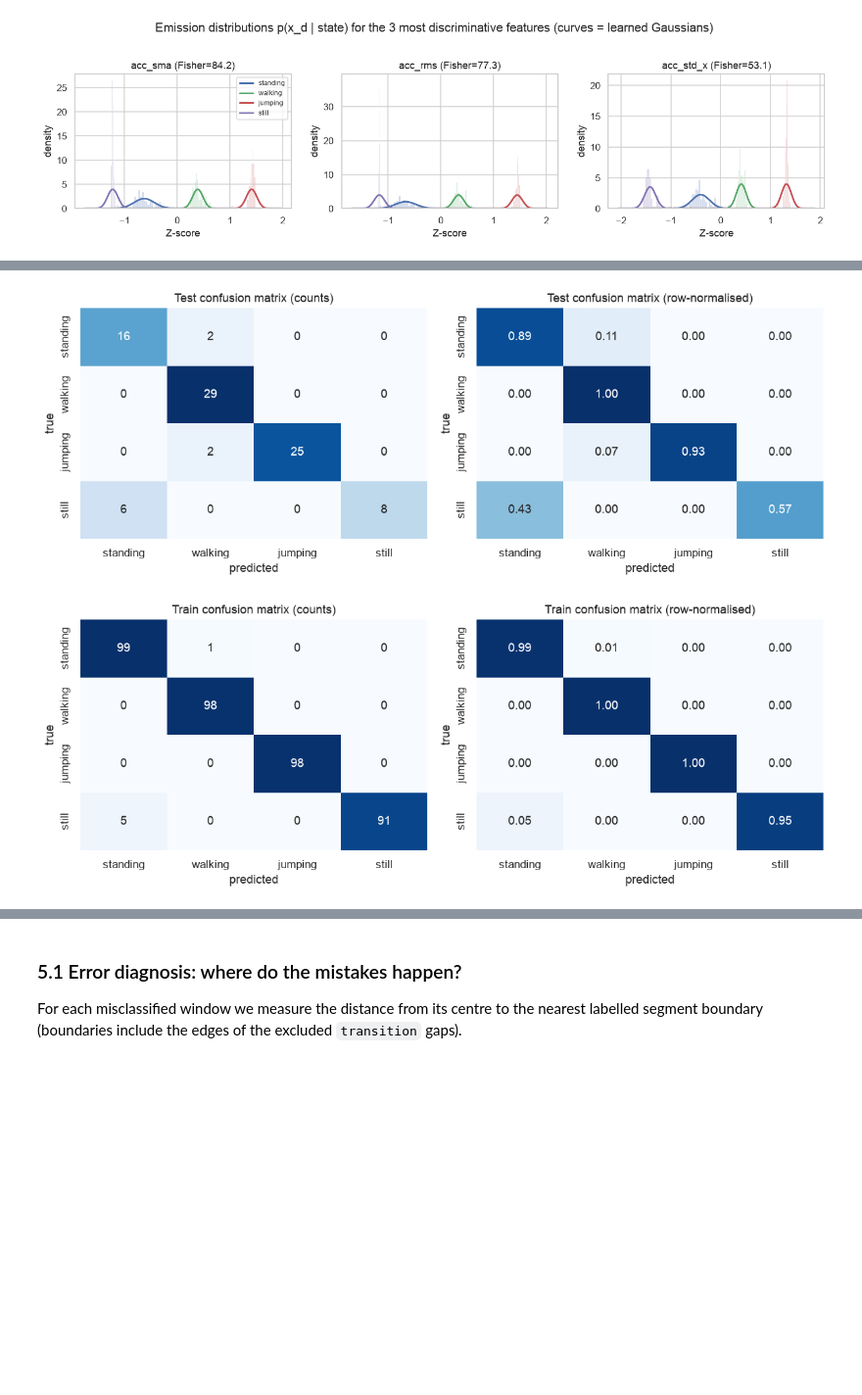
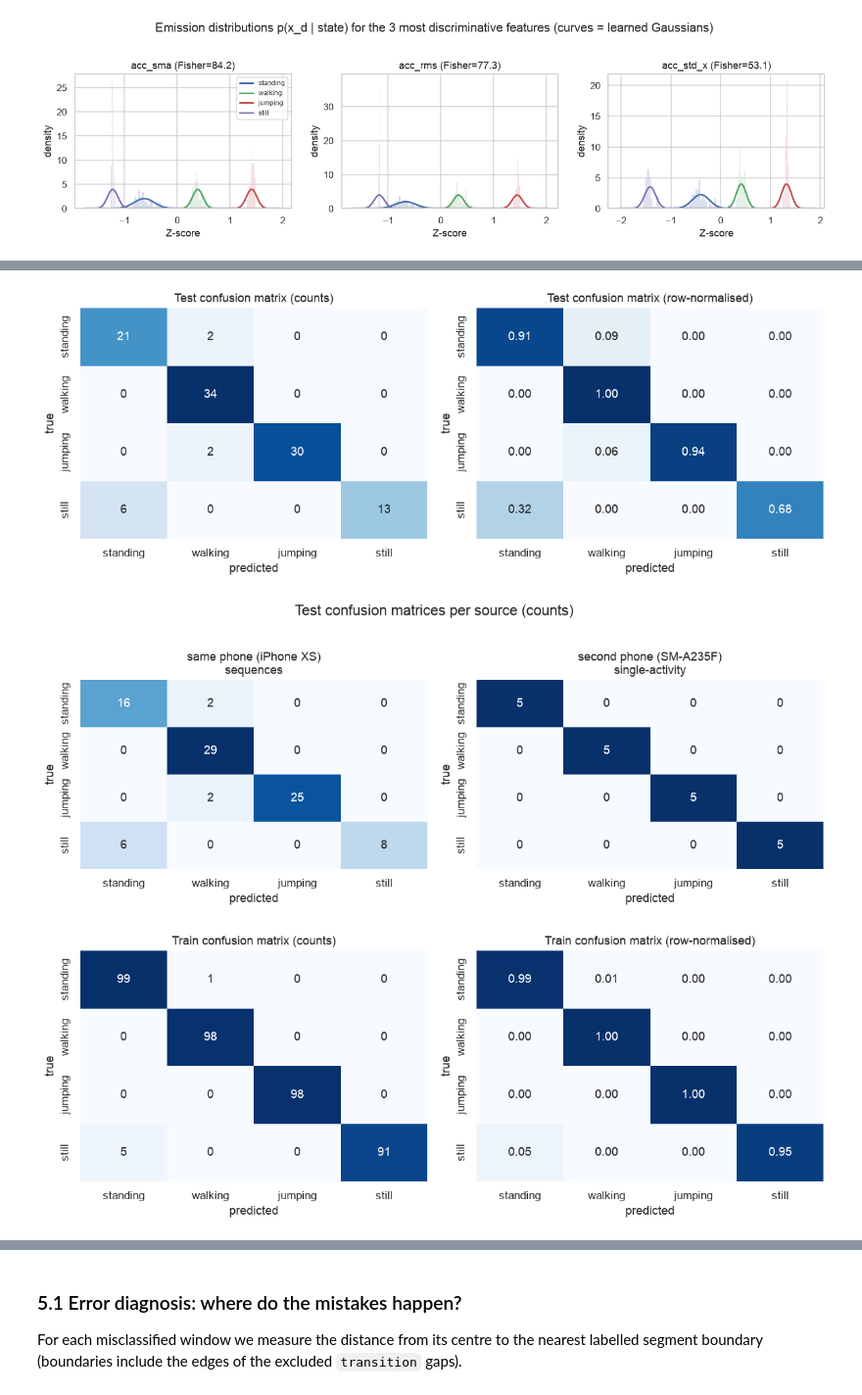
Before and after one commit to Eddydev-ALU/hmm-human-activity-recognition-formative-2, a Jupyter notebook: notebooks/hmm_activity_recognition.ipynb, the cells around one changed output, grey strips where cells are left out. Shown at 98% size. Saved outputs shown, nothing was run; the diff lists cells and outputs as text; code cells hidden in the pictures; blank space fills up the shorter version.

Commit message:
Evaluate on second-phone (Samsung SM-A235F, 100 Hz) test recordings with anti-aliased resampling and per-source metrics

```diff
--- a/notebooks/hmm_activity_recognition.ipynb
+++ b/notebooks/hmm_activity_recognition.ipynb
@@ -171,11 +181,20 @@ def resample(df: pd.DataFrame, fs: float = FS) -> pd.DataFrame:
     """Resample all signal columns onto a uniform grid at `fs` Hz with linear interpolation.
 
     Harmonises phones with different (or jittery) sampling rates. Grid: 0, 1/fs, ..., <= last timestamp.
+    When downsampling (source rate > 1.2 * fs, e.g. a 100 Hz phone), a zero-phase 4th-order Butterworth
+    low-pass at 0.8 * (fs / 2) = 20 Hz is applied first, so content above the new Nyquist frequency cannot alias.
     """
     t = df["t"].to_numpy()
+    src = detect_rate(t)
+    cols = df.columns.drop("t")
+    if src > 1.2 * fs:
+        t_src = np.arange(0.0, t[-1], 1.0 / src)
+        b, a = butter(4, 0.8 * fs / 2, fs=src)
+        df = pd.DataFrame({"t": t_src, **{c: filtfilt(b, a, np.interp(t_src, t, df[c].to_numpy())) for c in cols}})
+        t = t_src
     grid = np.arange(0.0, t[-1], 1.0 / fs)
     out = {"t": grid}
-    for col in df.columns.drop("t"):
+    for col in cols:
         out[col] = np.interp(grid, t, df[col].to_numpy())
     return pd.DataFrame(out)
 
@@ -852,20 +876,29 @@ def label_samples(df: pd.DataFrame, rec_id: str, trim_s: float = TRIM_S) -> pd.S
         lab[(t_orig >= s.start_s) & (t_orig < s.end_s)] = s.label
     return lab
 
+TRAIN_DEVICE = train_inv.device.iloc[0]
 test_inv = inventory(RAW_TEST)
+test_inv["source"] = np.where(test_inv.device == TRAIN_DEVICE, f"same phone ({TRAIN_DEVICE}), sequences",
+                              "second phone (" + test_inv.device + "), single-activity")
+unexpected = test_inv.loc[~test_inv.recording.isin(segments.recording) & ~test_inv.label.isin(ACTIVITIES), "folder"].tolist()
+assert not unexpected, f"Test folders with unexpected labels: {unexpected}"
+
 test_recs, test_feats = {}, []
 for _, row in test_inv.iterrows():
     df = clean_recording(RAW_TEST / row.folder)
-    df.insert(1, "label", label_samples(df, row.recording))
+    if row.recording in set(segments.recording):          # multi-activity sequence -> hand-labelled segments
+        df.insert(1, "label", label_samples(df, row.recording))
+    else:                                                  # single-activity file -> label from folder name
+        df.insert(1, "label", row.label)
     assert (df.label != "unlabelled").all(), f"unlabelled samples in {row.recording}"
     test_recs[row.recording] = df
     df.to_csv(PROC / "test" / f"{row.recording}.csv", index=False)
-    test_feats.append(features_for_recording(df, row.recording))
+    test_feats.append(features_for_recording(df, row.recording).assign(source=row.source))
 test_feat = pd.concat(test_feats, ignore_index=True)
 test_feat.to_csv(PROC / "features_test.csv", index=False)
 
 Ztest = scaler.transform(test_feat[FEATURES])           # TRAINING mean/std, no refit
-display(test_inv[["recording", "device", "detected_hz", "raw_duration_s"]].round(2))
-print("test windows per label:"); print(test_feat.label.value_counts().to_string())
-RESULTS["test_files"] = test_inv[["recording", "detected_hz", "raw_duration_s"]].round(2).to_dict(orient="records")
+display(test_inv[["recording", "source", "device", "configured_hz", "detected_hz", "raw_duration_s"]].round(2))
+print("test windows per source and label:"); display(pd.crosstab(test_feat.source, test_feat.label))
+RESULTS["test_files"] = test_inv[["recording", "source", "device", "configured_hz", "detected_hz", "raw_duration_s"]].round(2).to_dict(orient="records")
 # %% [output]
@@ -921,6 +956,13 @@ y_tr_pred = np.concatenate([[ACTIVITIES[i] for i in hmm.viterbi(X)[0]] for X in
 train_table, cm_train = evaluate(y_tr_true, y_tr_pred)
 print("TRAIN:"); display(train_table.round(3))
 
+# ---- the same metrics per test source (same phone vs second phone) ----
+RESULTS["test_by_source"] = {}
+for src, g in test_feat[mask].groupby("source"):
+    t_src, cm_src = evaluate(g.label, g.pred)
+    print(f"\nTEST, {src}: {len(g)} windows"); display(t_src.round(3))
+    RESULTS["test_by_source"][src] = {"table": t_src.round(4).to_dict(orient="records"), "cm": cm_src.tolist()}
+
 RESULTS["test_table"] = test_table.round(4).to_dict(orient="records")
 RESULTS["train_table"] = train_table.round(4).to_dict(orient="records")
 RESULTS["cm_test"] = cm_test.tolist(); RESULTS["cm_train"] = cm_train.tolist()
@@ -947,20 +1003,29 @@ per-file test accuracy: {'standing_walking_jumping_still_01': 0.9189, 'standing_
 # %%
 def plot_confusion(cm: np.ndarray, title: str, name: str) -> None:
     """Side-by-side confusion matrix: counts and row-normalised (recall) values."""
     fig, axes = plt.subplots(1, 2, figsize=(11, 4.2))
     norm = cm / cm.sum(axis=1, keepdims=True)
     sns.heatmap(cm, annot=True, fmt="d", cmap="Blues", ax=axes[0], cbar=False, xticklabels=ACTIVITIES, yticklabels=ACTIVITIES)
     sns.heatmap(norm, annot=True, fmt=".2f", cmap="Blues", vmin=0, vmax=1, ax=axes[1], cbar=False,
                 xticklabels=ACTIVITIES, yticklabels=ACTIVITIES)
     for ax, sub in zip(axes, ["counts", "row-normalised"]):
         ax.set(xlabel="predicted", ylabel="true", title=f"{title} ({sub})")
     fig.tight_layout(); savefig(fig, name); plt.show()
 
 plot_confusion(cm_test, "Test confusion matrix", "fig_confusion_test")
+
+fig, axes = plt.subplots(1, len(RESULTS["test_by_source"]), figsize=(11, 4.2))
+for ax, (src, res) in zip(np.atleast_1d(axes), RESULTS["test_by_source"].items()):
+    sns.heatmap(np.array(res["cm"]), annot=True, fmt="d", cmap="Blues", ax=ax, cbar=False,
+                xticklabels=ACTIVITIES, yticklabels=ACTIVITIES)
+    ax.set(xlabel="predicted", ylabel="true", title=src.replace(", ", "\n"))
+fig.suptitle("Test confusion matrices per source (counts)", y=1.02); fig.tight_layout()
+savefig(fig, "fig_confusion_by_source"); plt.show()
 plot_confusion(cm_train, "Train confusion matrix", "fig_confusion_train")
 # %% [output]
-[figure, old version]
+[figure, new version]
-[figure, old version]
+[figure, new version]
+[figure, added]
 # %%
 def plot_decoded(rec: str) -> plt.Figure:
     """Acc-magnitude trace + true vs Viterbi-decoded activity per window for one test recording."""
```
Also changed, not shown: parts of 14 cells of this notebook, 40 other files.
